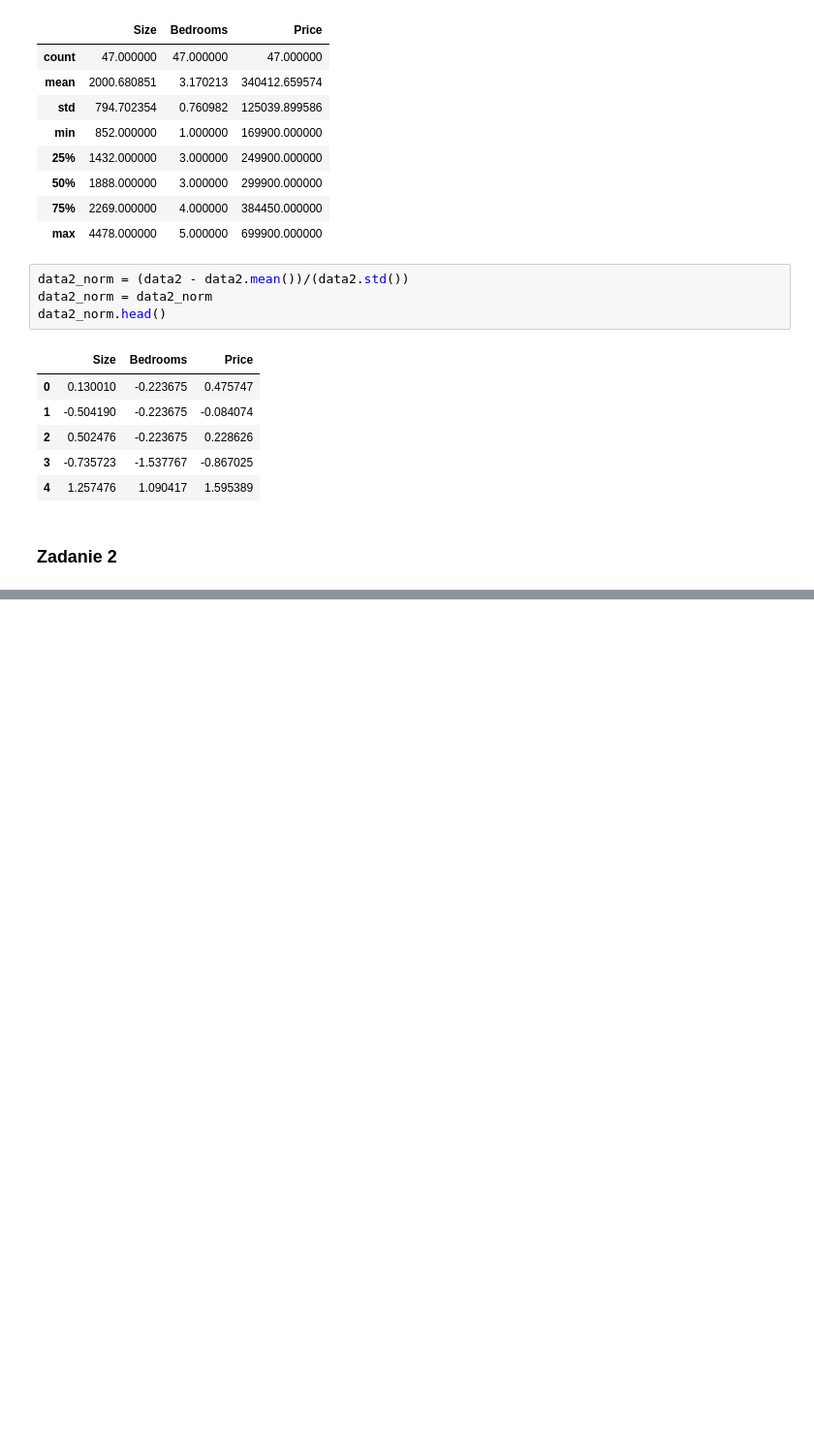
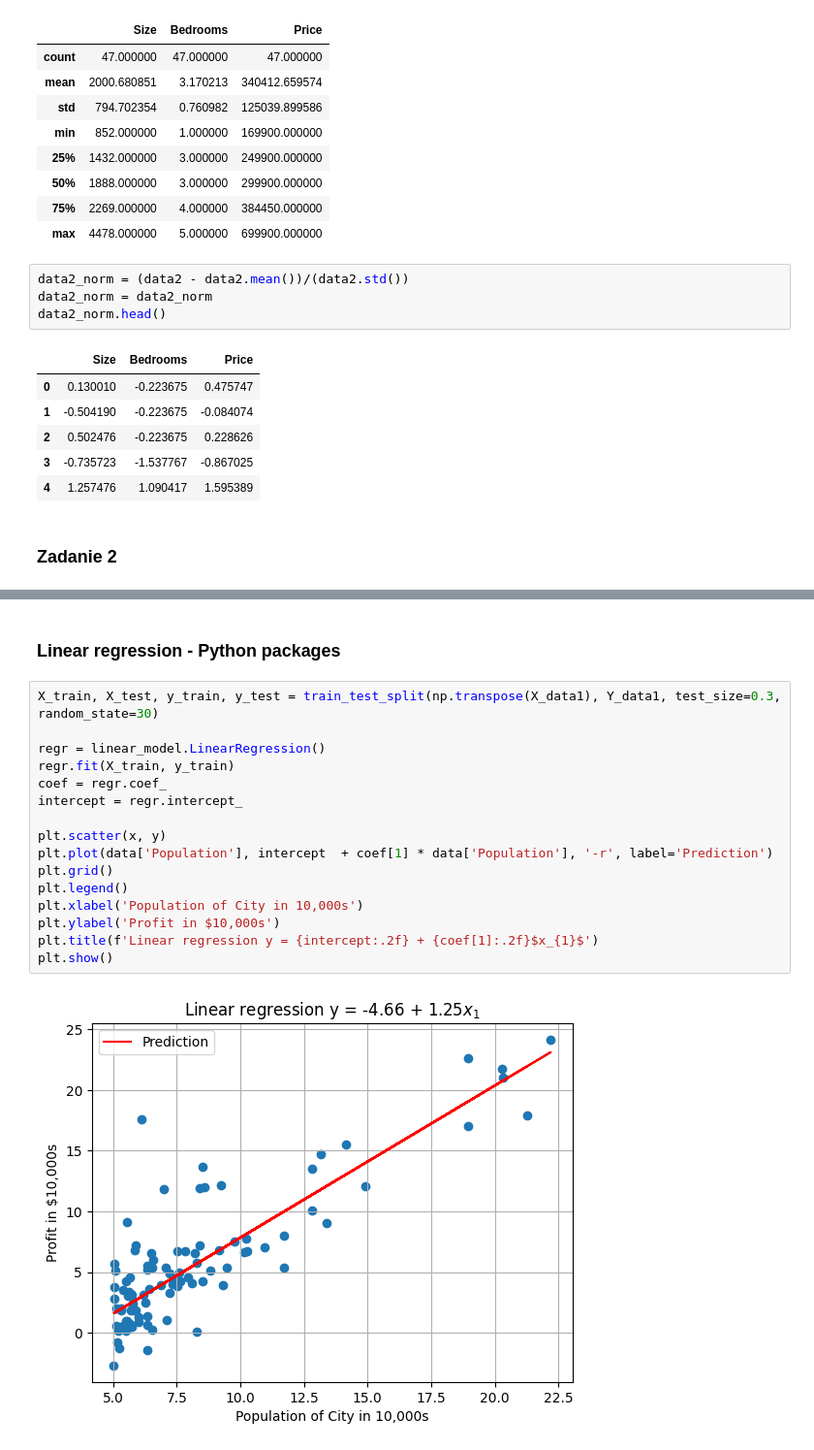
Before and after one commit to DanielJurkowski/UM, a Jupyter notebook: Lab2/lab2_jurkowski_daniel.ipynb, the cells around one changed output, grey strips where cells are left out. Shown at 97% size. Cells and saved outputs as stored; diff of their text form; blank space fills up the shorter version.

```diff
--- a/Lab2/lab2_jurkowski_daniel.ipynb
+++ b/Lab2/lab2_jurkowski_daniel.ipynb
@@ -167,0 +188,20 @@ plt.show()
+# %% [markdown]
+### Linear regression - Python packages
+# %%
+X_train, X_test, y_train, y_test = train_test_split(np.transpose(X_data1), Y_data1, test_size=0.3, random_state=30)
+
+regr = linear_model.LinearRegression()
+regr.fit(X_train, y_train)
+coef = regr.coef_
+intercept = regr.intercept_
+
+plt.scatter(x, y)
+plt.plot(data['Population'], intercept  + coef[1] * data['Population'], '-r', label='Prediction')
+plt.grid()
+plt.legend()
+plt.xlabel('Population of City in 10,000s')
+plt.ylabel('Profit in $10,000s')
+plt.title(f'Linear regression y = {intercept:.2f} + {coef[1]:.2f}$x_{1}$')
+plt.show()
+# %% [output]
+[figure, added]
```
Also changed, not shown: parts of 11 cells of this notebook.
